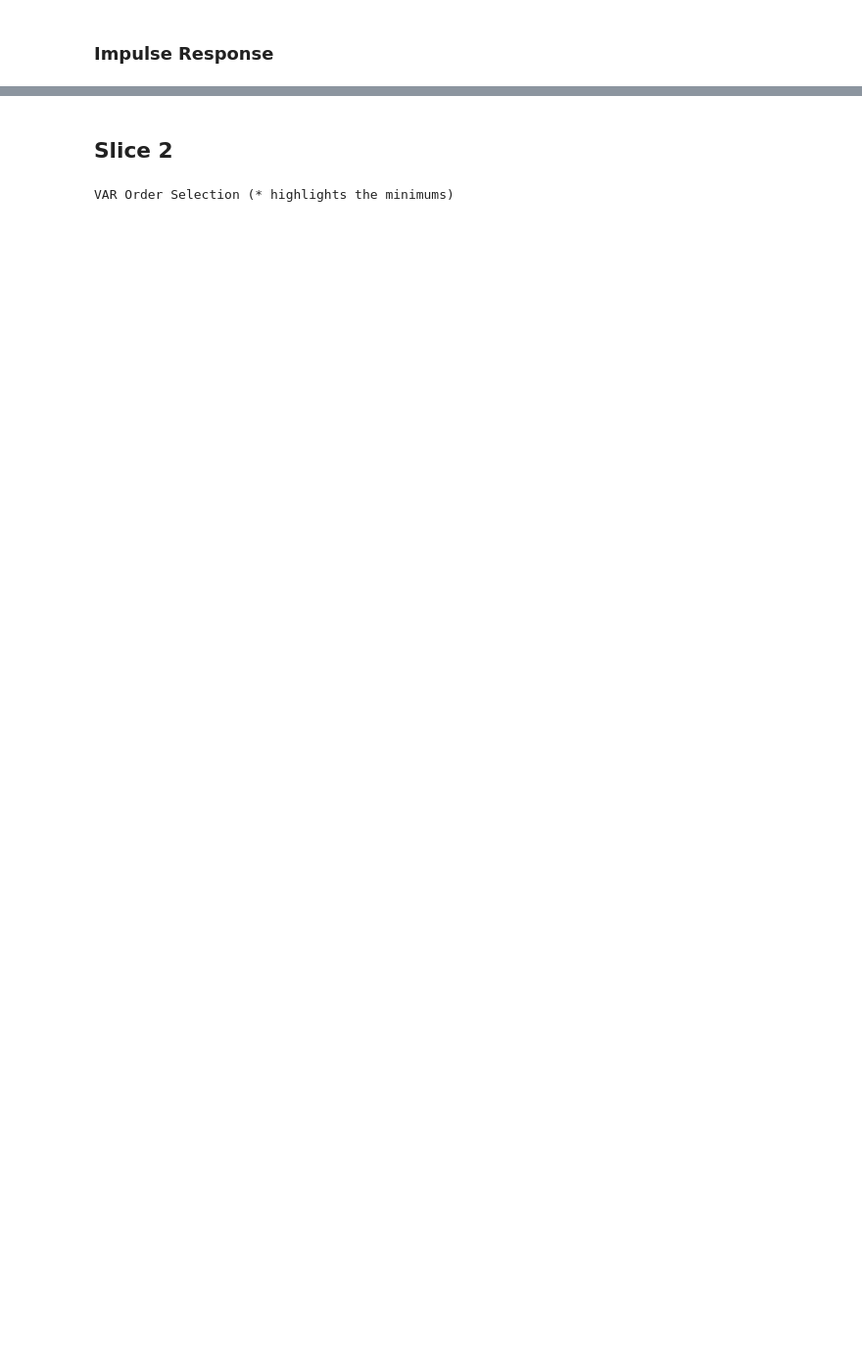
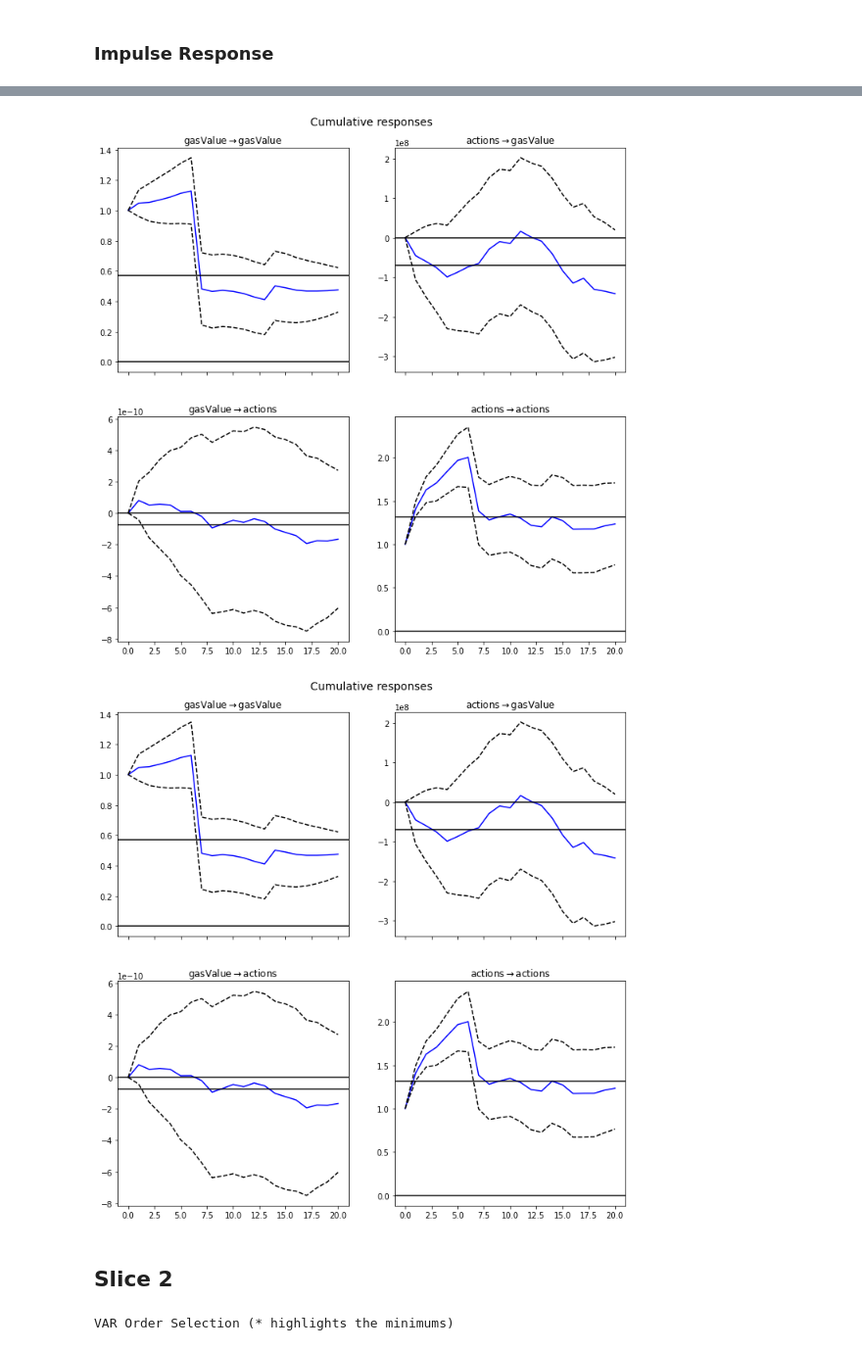
Before and after one commit to Grasia/gas-dao-activity, a Jupyter notebook: gas_aragon_activity_causality.ipynb, the cells around one changed output, grey strips where cells are left out. Shown at 98% size. Cells and saved outputs as stored; diff of their text form; code cells hidden in the pictures; blank space fills up the shorter version.

```diff
--- a/gas_seasonality.ipynb
+++ b/gas_aragon_activity_causality.ipynb
@@ -460,3 +443,8 @@ irf1.plot(orth=False)
+# %%
+irf1.plot_cum_effects(orth=False)
+# %% [output]
+[figure, added]
+[figure, added]
 # %% [markdown]
 ## Slice 2
 # %%
```
Also changed, not shown: parts of 15 cells of this notebook.
